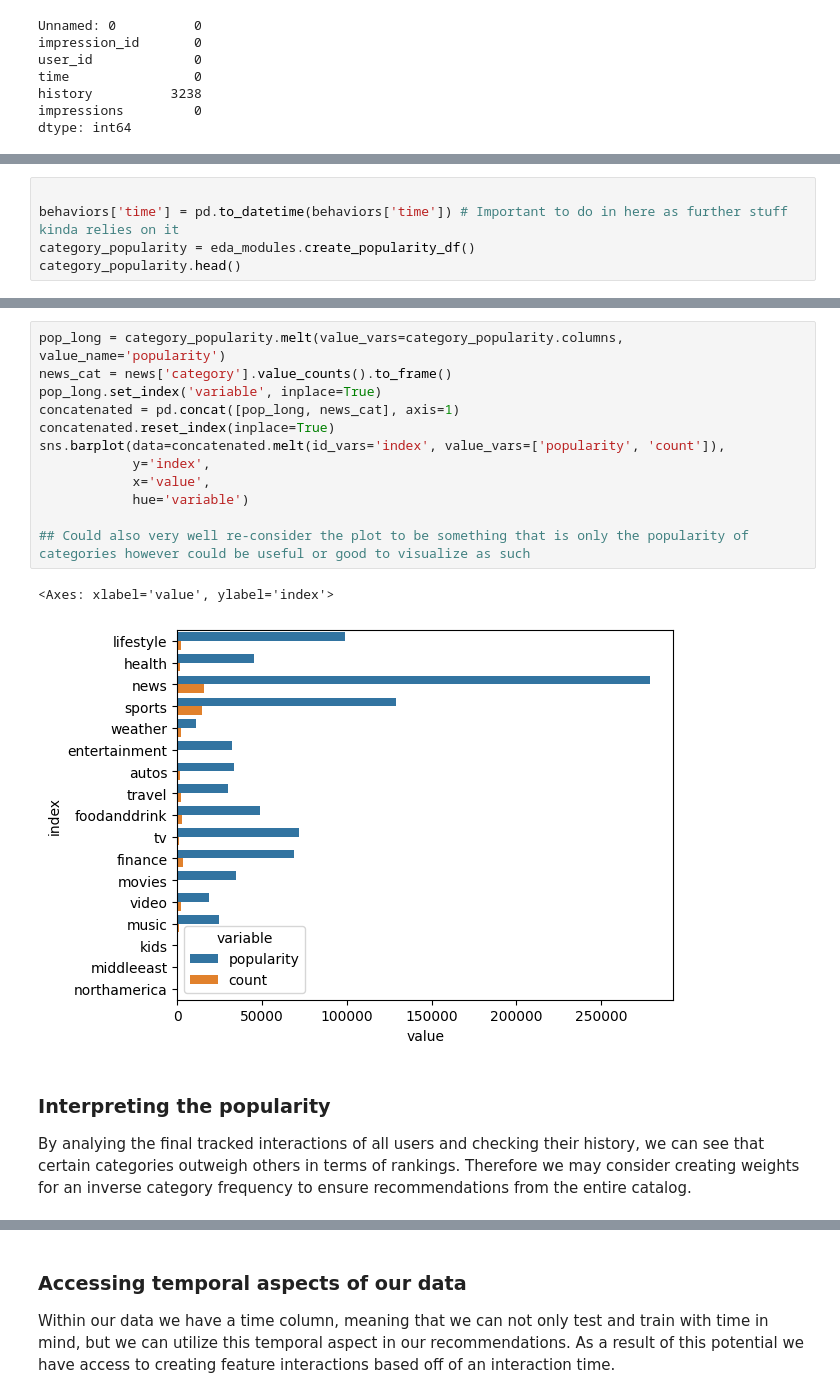
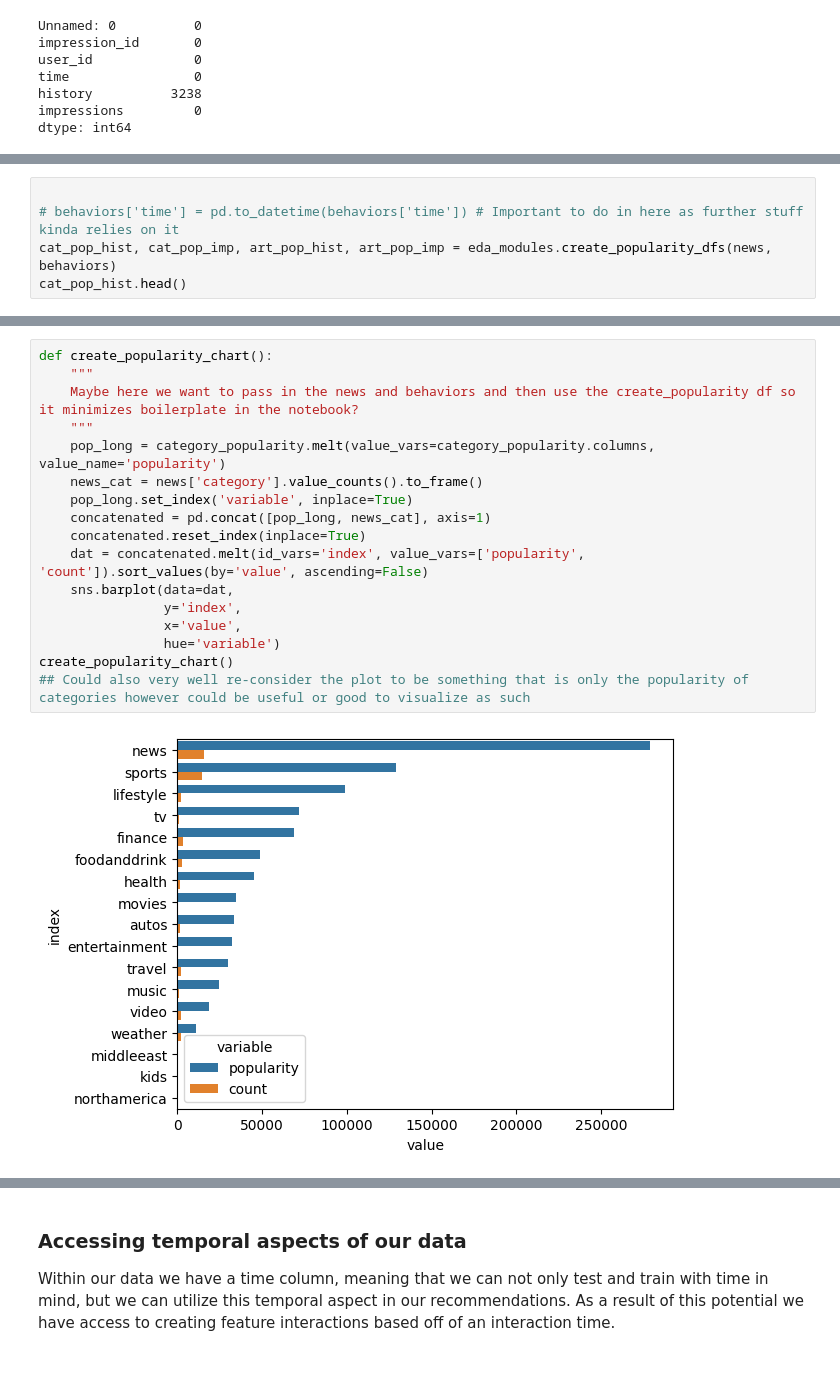
Before and after one commit to nicholas-rf/RecommenderProject, a Jupyter notebook: ExploratoryAnalysis/eda_report.ipynb, the cells around one changed output, grey strips where cells are left out. Drawn from its saved outputs; the diff is of its cells as text; blank space fills up the shorter version.

Commit message:
Updated EDA report
Wrote function to create popularity dataframes for the categories and articles based off of history and impressions

```diff
--- a/ExploratoryAnalysis/eda_report.ipynb
+++ b/ExploratoryAnalysis/eda_report.ipynb
@@ -97,7 +105,7 @@ The only column with missing values is the history column, which isn't of too mu
 # %%
 
-behaviors['time'] = pd.to_datetime(behaviors['time']) # Important to do in here as further stuff kinda relies on it
-category_popularity = eda_modules.create_popularity_df()
-category_popularity.head()
+# behaviors['time'] = pd.to_datetime(behaviors['time']) # Important to do in here as further stuff kinda relies on it
+cat_pop_hist, cat_pop_imp, art_pop_hist, art_pop_imp = eda_modules.create_popularity_dfs(news, behaviors)
+cat_pop_hist.head()
 # %% [output]
 |  | lifestyle | health | news | sports | weather | entertainment | autos | travel | foodanddrink | tv | ... |
@@ -105,18 +132,19 @@ category_popularity.head()
 # %%
-pop_long = category_popularity.melt(value_vars=category_popularity.columns, value_name='popularity')
-news_cat = news['category'].value_counts().to_frame()
-pop_long.set_index('variable', inplace=True)
-concatenated = pd.concat([pop_long, news_cat], axis=1)
-concatenated.reset_index(inplace=True)
-sns.barplot(data=concatenated.melt(id_vars='index', value_vars=['popularity', 'count']),
-            y='index',
-            x='value',
-            hue='variable')
-
+def create_popularity_chart():
+    """
+    Maybe here we want to pass in the news and behaviors and then use the create_popularity df so it minimizes boilerplate in the notebook?
+    """
+    pop_long = category_popularity.melt(value_vars=category_popularity.columns, value_name='popularity')
+    news_cat = news['category'].value_counts().to_frame()
+    pop_long.set_index('variable', inplace=True)
+    concatenated = pd.concat([pop_long, news_cat], axis=1)
+    concatenated.reset_index(inplace=True)
+    dat = concatenated.melt(id_vars='index', value_vars=['popularity', 'count']).sort_values(by='value', ascending=False)
+    sns.barplot(data=dat,
+                y='index',
+                x='value',
+                hue='variable')
+create_popularity_chart()
 ## Could also very well re-consider the plot to be something that is only the popularity of categories however could be useful or good to visualize as such
 # %% [output]
-<Axes: xlabel='value', ylabel='index'>
-[figure, old version]
+[figure, new version]
-# %% [markdown]
-### Interpreting the popularity
-By analying the final tracked interactions of all users and checking their history, we can see that certain categories outweigh others in terms of rankings. Therefore we may consider creating weights for an inverse category frequency to ensure recommendations from the entire catalog.
```
Also changed, not shown: parts of 11 cells of this notebook, 1 other file.
